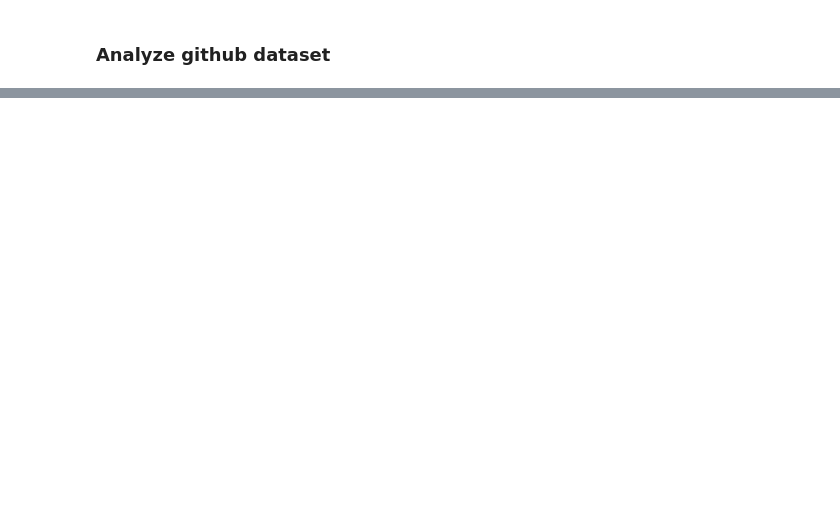
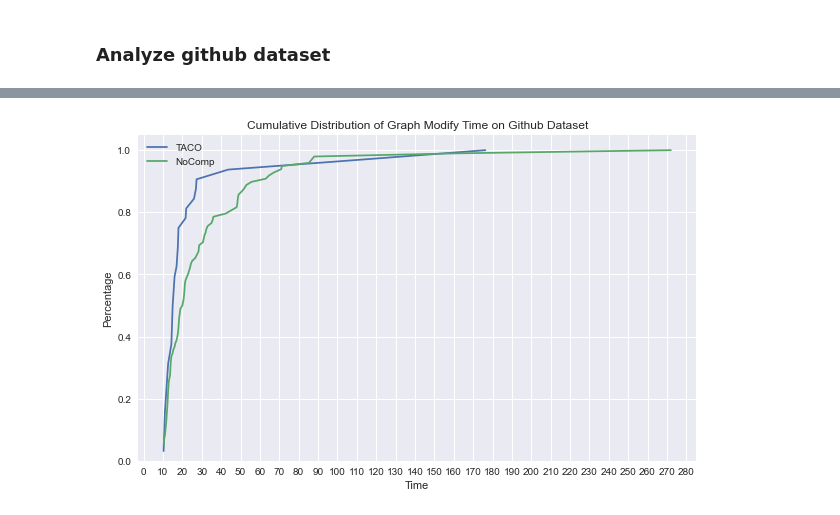
Before and after one commit to dataspread/SpreadsheetAnalyzer, a Jupyter notebook: test_result_analysis.ipynb, the cells around one changed output, grey strips where cells are left out. Cells and saved outputs as stored; diff of their text form; code cells hidden in the pictures; blank space fills up the shorter version.

```diff
--- a/test_result_analysis.ipynb
+++ b/test_result_analysis.ipynb
@@ -462,0 +623,12 @@ df_github_merged[df_github_merged["long_taco_time"] > threshold][["fileName", "l
+# %%
+freq_github_taco_modify = get_pdf_df(github_taco_modify_1k, 'GraphModifyTime', False)
+freq_github_nocomp_modify = get_pdf_df(github_nocomp_modify_1k, 'GraphModifyTime', False)
+# %%
+plot_pdf(freq_github_taco_modify, freq_github_nocomp_modify,
+         "Cumulative Distribution of Graph Modify Time on Github Dataset",
+         "Time",
+         "Percentage",
+         is_log=False
+        )
+# %% [output]
+[figure, added]
```
Also changed, not shown: parts of 29 cells of this notebook, 12 other files.
